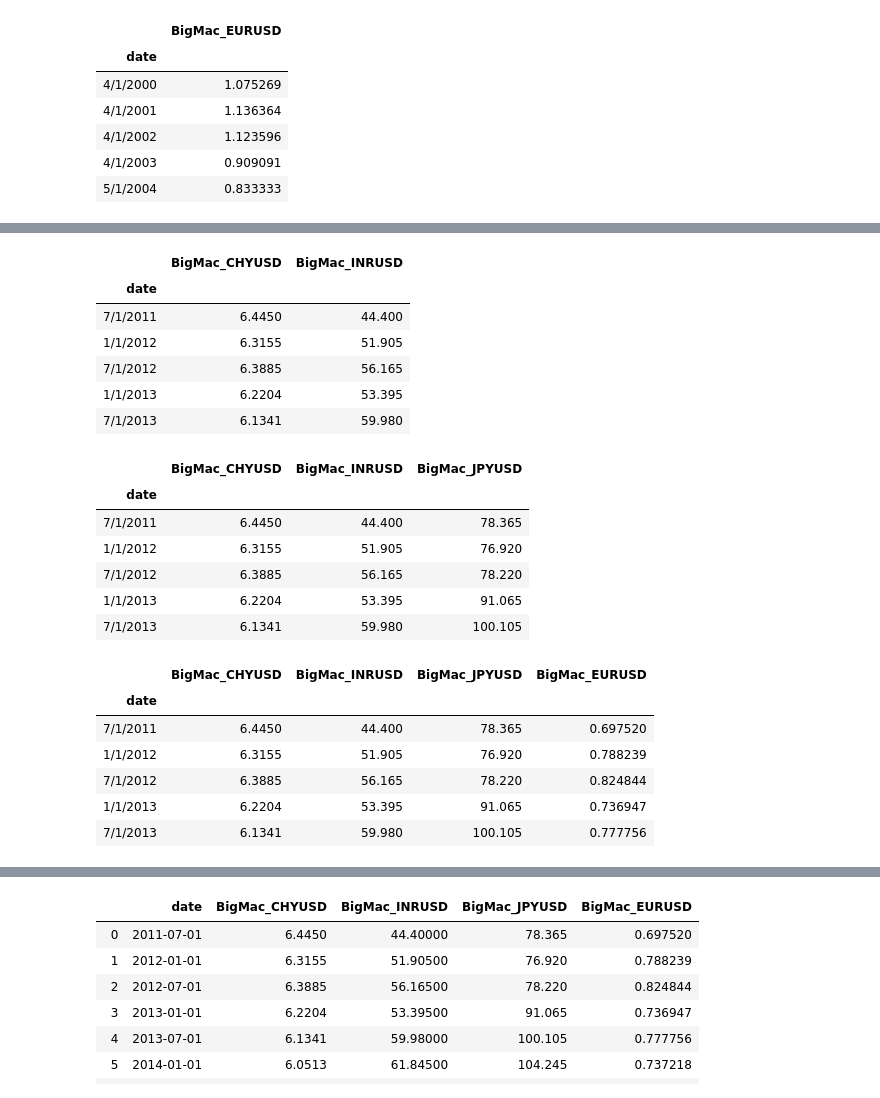
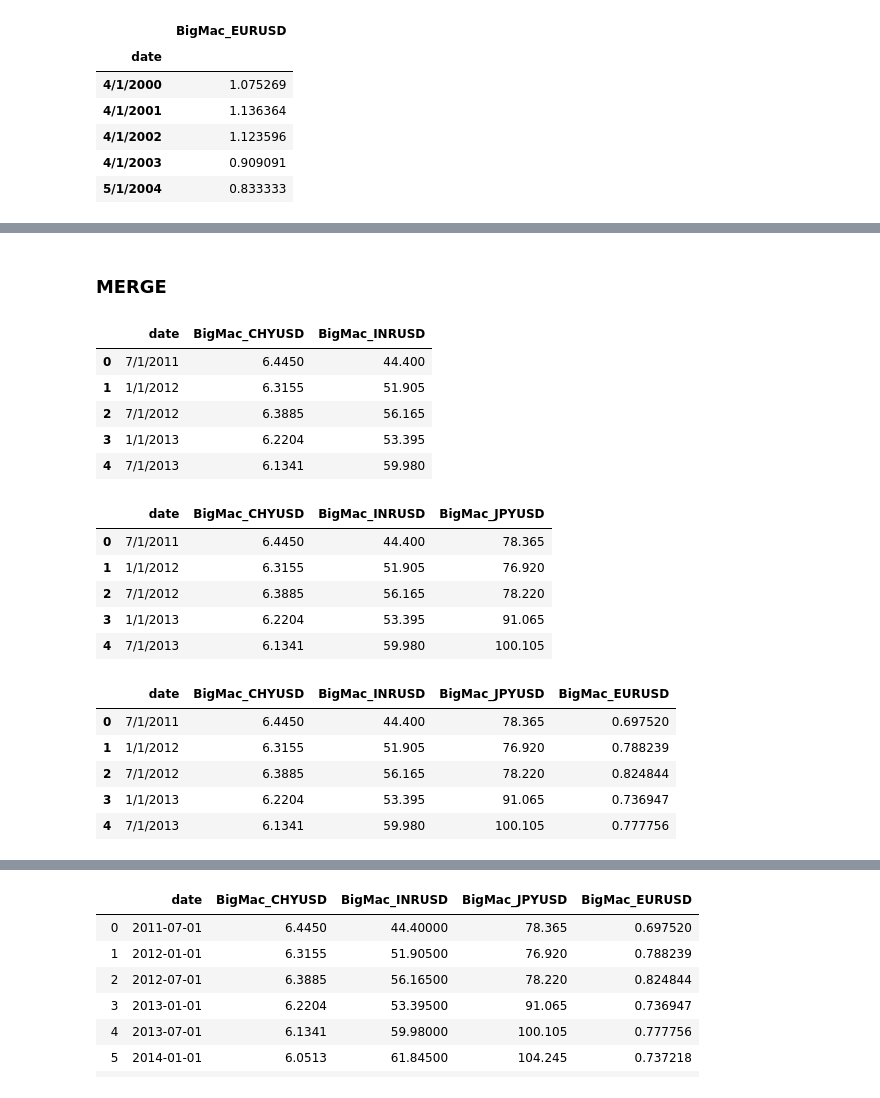
Before and after one commit to annmcnamara/ETL, a Jupyter notebook: 01_Transform_BigMacIndex_CSV.ipynb, the cells around one changed output, grey strips where cells are left out. Drawn from its saved outputs; the diff is of its cells as text; code cells hidden in the pictures.

```diff
--- a/01_Transform_BigMacIndex_CSV.ipynb
+++ b/01_Transform_BigMacIndex_CSV.ipynb
@@ -174,3 +229,6 @@ df_big_mac_reduced_jpyusd_4.head()
 | 4/1/2002 | 130.0 |
 | 4/1/2003 | 120.0 |
 | 5/1/2004 | 113.0 |
+# %%
+df_jpy = df_big_mac_reduced_jpyusd_4.reset_index()
+df_jpy
@@ -217,3 +295,6 @@ df_big_mac_reduced_eueusd_4.head()
 | 4/1/2002 | 1.123596 |
 | 4/1/2003 | 0.909091 |
 | 5/1/2004 | 0.833333 |
+# %%
+df_eur = df_big_mac_reduced_eueusd_4.reset_index()
+df_eur
@@ -220,36 +319,35 @@ df_big_mac_reduced_eueusd_4.head()
+# %% [markdown]
+### MERGE
 # %%
-df_combined_big_mac = pd.merge(df_big_mac_reduced_chyusd_4, df_big_mac_reduced_inrusd_4, on="date")
+df_combined_big_mac = pd.merge(df_chy, df_inr, on="date")
 df_combined_big_mac.head()
 # %% [output]
-|  | BigMac_CHYUSD | BigMac_INRUSD |
-| date |  |  |
-| 7/1/2011 | 6.4450 | 44.400 |
-| 1/1/2012 | 6.3155 | 51.905 |
-| 7/1/2012 | 6.3885 | 56.165 |
-| 1/1/2013 | 6.2204 | 53.395 |
-| 7/1/2013 | 6.1341 | 59.980 |
+|  | date | BigMac_CHYUSD | BigMac_INRUSD |
+| 0 | 7/1/2011 | 6.4450 | 44.400 |
+| 1 | 1/1/2012 | 6.3155 | 51.905 |
+| 2 | 7/1/2012 | 6.3885 | 56.165 |
+| 3 | 1/1/2013 | 6.2204 | 53.395 |
+| 4 | 7/1/2013 | 6.1341 | 59.980 |
 # %%
-df_combined_big_mac = pd.merge(df_combined_big_mac, df_big_mac_reduced_jpyusd_4, on="date")
+df_combined_big_mac = pd.merge(df_combined_big_mac, df_jpy, on="date")
 df_combined_big_mac.head()
 # %% [output]
-|  | BigMac_CHYUSD | BigMac_INRUSD | BigMac_JPYUSD |
-| date |  |  |  |
-| 7/1/2011 | 6.4450 | 44.400 | 78.365 |
-| 1/1/2012 | 6.3155 | 51.905 | 76.920 |
-| 7/1/2012 | 6.3885 | 56.165 | 78.220 |
-| 1/1/2013 | 6.2204 | 53.395 | 91.065 |
-| 7/1/2013 | 6.1341 | 59.980 | 100.105 |
+|  | date | BigMac_CHYUSD | BigMac_INRUSD | BigMac_JPYUSD |
+| 0 | 7/1/2011 | 6.4450 | 44.400 | 78.365 |
+| 1 | 1/1/2012 | 6.3155 | 51.905 | 76.920 |
+| 2 | 7/1/2012 | 6.3885 | 56.165 | 78.220 |
+| 3 | 1/1/2013 | 6.2204 | 53.395 | 91.065 |
+| 4 | 7/1/2013 | 6.1341 | 59.980 | 100.105 |
 # %%
-df_combined_big_mac = pd.merge(df_combined_big_mac, df_big_mac_reduced_eueusd_4, on="date")
+df_combined_big_mac = pd.merge(df_combined_big_mac, df_eur, on="date")
 df_combined_big_mac.head()
 # %% [output]
-|  | BigMac_CHYUSD | BigMac_INRUSD | BigMac_JPYUSD | BigMac_EURUSD |
-| date |  |  |  |  |
-| 7/1/2011 | 6.4450 | 44.400 | 78.365 | 0.697520 |
-| 1/1/2012 | 6.3155 | 51.905 | 76.920 | 0.788239 |
-| 7/1/2012 | 6.3885 | 56.165 | 78.220 | 0.824844 |
-| 1/1/2013 | 6.2204 | 53.395 | 91.065 | 0.736947 |
-| 7/1/2013 | 6.1341 | 59.980 | 100.105 | 0.777756 |
+|  | date | BigMac_CHYUSD | BigMac_INRUSD | BigMac_JPYUSD | BigMac_EURUSD |
+| 0 | 7/1/2011 | 6.4450 | 44.400 | 78.365 | 0.697520 |
+| 1 | 1/1/2012 | 6.3155 | 51.905 | 76.920 | 0.788239 |
+| 2 | 7/1/2012 | 6.3885 | 56.165 | 78.220 | 0.824844 |
+| 3 | 1/1/2013 | 6.2204 | 53.395 | 91.065 | 0.736947 |
+| 4 | 7/1/2013 | 6.1341 | 59.980 | 100.105 | 0.777756 |
 # %%
 df_combined_big_mac
 # %% [output]
```
Also changed, not shown: parts of 21 cells of this notebook, 1 other file.
